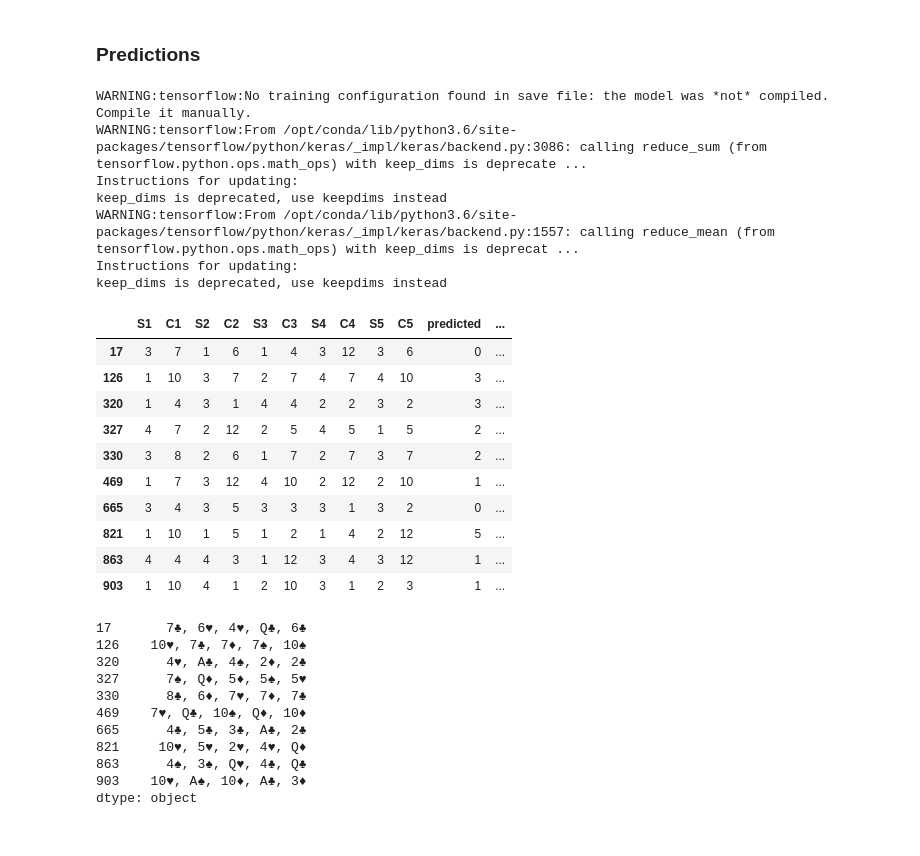
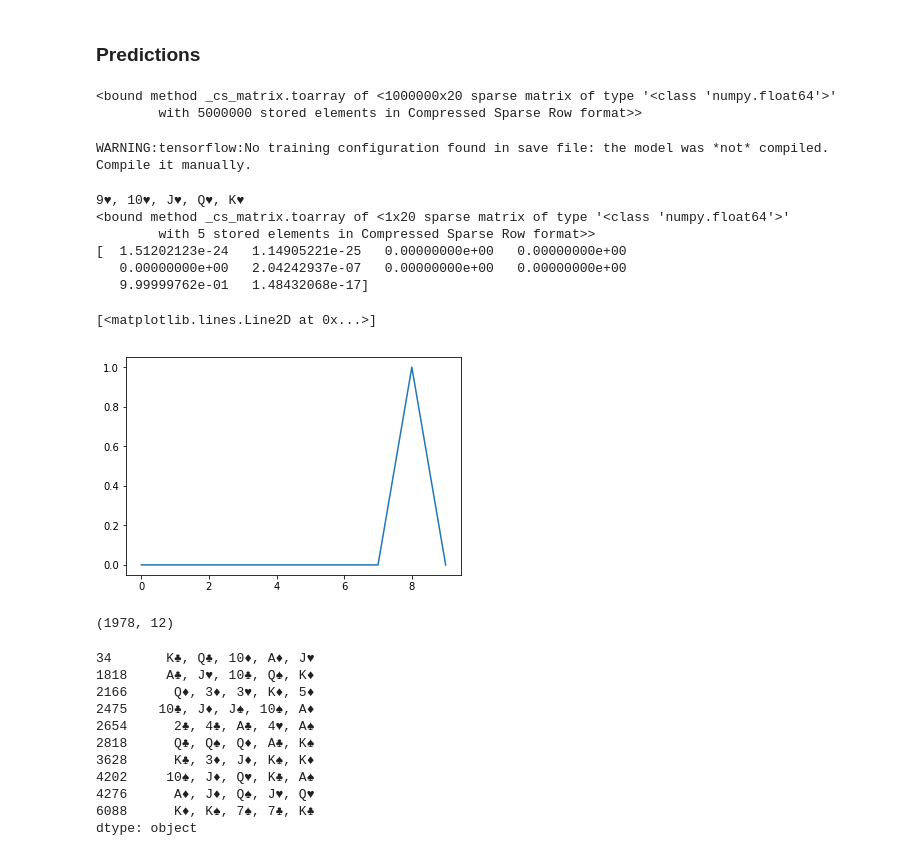
Before and after one commit to iPhaeton/kaggle-poker, a Jupyter notebook: Index_hotencode_shuffle.ipynb, the cells around one changed output. Cells and saved outputs as stored; diff of their text form; code cells hidden in the pictures.

Commit message:
Train a model using shuffle

```diff
--- a/Index_hotencode_shuffle.ipynb
+++ b/Index_hotencode_shuffle.ipynb
@@ -125,15 +129,15 @@ data_encoded.head()
 # %% [markdown]
 #### Normalization
 # %%
-def normalize(data, columns):
-    scaler = preprocessing.StandardScaler().fit(data[columns])
+def normalize(data, columns, scaler):
     data_normalized = pd.DataFrame(scaler.transform(data[columns]))
     to_return = pd.concat([data.drop(columns, axis=1), data_normalized], axis=1)
     to_return.columns = list(range(to_return.shape[1]))
     return to_return
 # %%
 columns_to_normalize = ['C1', 'C2', 'C3', 'C4', 'C5']
-data_normalized = normalize(data_encoded, columns_to_normalize)
+scaler = preprocessing.StandardScaler().fit(data_encoded[columns_to_normalize])
+data_normalized = normalize(data_encoded, columns_to_normalize, scaler)
 data_normalized.head()
 # %% [output]
 |  | 0 | 1 | 2 | 3 | 4 | 5 | 6 | 7 | 8 | 9 | ... | ... |
@@ -349,53 +328,54 @@ WARNING:tensorflow:TensorFlow optimizers do not make it possible to access optim
 # %%
 test_dataset_noid = test_dataset.drop(['id'], axis=1)
 # %%
-test_sample = test_dataset_noid[0:10000]
-test_data_sample_encoded = data_52encode(test_sample)
+test_sample = test_dataset_noid
+test_data_sample_encoded = normalize(data_hotencode(test_sample, columns_to_hotencode, encoder), columns_to_normalize, scaler)
+# %% [output]
+<bound method _cs_matrix.toarray of <1000000x20 sparse matrix of type '<class 'numpy.float64'>'
+        with 5000000 stored elements in Compressed Sparse Row format>>
 # %%
-model = keras.models.load_model('./model-100')
+model = keras.models.load_model('./model-shuffle-9996')
 model.compile(optimizer=tf.train.AdamOptimizer(0.0005),
               loss='categorical_crossentropy',
               metrics=['accuracy'])
 # %% [output]
 WARNING:tensorflow:No training configuration found in save file: the model was *not* compiled. Compile it manually.
-WARNING:tensorflow:From /opt/conda/lib/python3.6/site-packages/tensorflow/python/keras/_impl/keras/backend.py:3086: calling reduce_sum (from tensorflow.python.ops.math_ops) with keep_dims is deprecate ...
-Instructions for updating:
-keep_dims is deprecated, use keepdims instead
-WARNING:tensorflow:From /opt/conda/lib/python3.6/site-packages/tensorflow/python/keras/_impl/keras/backend.py:1557: calling reduce_mean (from tensorflow.python.ops.math_ops) with keep_dims is deprecat ...
-Instructions for updating:
-keep_dims is deprecated, use keepdims instead
+# %%
+test_hand = [1,9,1,10,1,11,1,12,1,13]
+print(hand_encode(test_hand))
+prediction = model.predict(np.array(normalize(hand_hotencode(test_hand, columns_to_hotencode, encoder), columns_to_normalize, scaler)))
+print(prediction[0])
+plt.plot(prediction[0])
+# %% [output]
+9♥, 10♥, J♥, Q♥, K♥
+<bound method _cs_matrix.toarray of <1x20 sparse matrix of type '<class 'numpy.float64'>'
+        with 5 stored elements in Compressed Sparse Row format>>
+[  1.51202123e-24   1.14905221e-25   0.00000000e+00   0.00000000e+00
+   0.00000000e+00   2.04242937e-07   0.00000000e+00   0.00000000e+00
+   9.99999762e-01   1.48432068e-17]
+[<matplotlib.lines.Line2D at 0x...>]
+[figure, added]
 # %%
 test_data_sample_predicted_10 = model.predict(np.array(test_data_sample_encoded))
 test_data_sample_predicted = np.array(list(map(np.argmax, test_data_sample_predicted_10)))
-test_data_sample_labels = y_test[0:10000]
-diff = test_data_sample_predicted - np.array(test_data_sample_labels)
-total_error = diff.sum()
+test_data_sample_labels = y_test
 df = pd.DataFrame({'predicted': test_data_sample_predicted, 'real': test_data_sample_labels})
 df = pd.concat([test_sample, df], axis=1)
-df[df['predicted'] != df['real']][0:10]
+wrong_answers = df[df['predicted'] != df['real']]
+wrong_answers.shape
 # %% [output]
-|  | S1 | C1 | S2 | C2 | S3 | C3 | S4 | C4 | S5 | C5 | predicted | ... |
-| 17 | 3 | 7 | 1 | 6 | 1 | 4 | 3 | 12 | 3 | 6 | 0 | ... |
-| 126 | 1 | 10 | 3 | 7 | 2 | 7 | 4 | 7 | 4 | 10 | 3 | ... |
-| 320 | 1 | 4 | 3 | 1 | 4 | 4 | 2 | 2 | 3 | 2 | 3 | ... |
-| 327 | 4 | 7 | 2 | 12 | 2 | 5 | 4 | 5 | 1 | 5 | 2 | ... |
-| 330 | 3 | 8 | 2 | 6 | 1 | 7 | 2 | 7 | 3 | 7 | 2 | ... |
-| 469 | 1 | 7 | 3 | 12 | 4 | 10 | 2 | 12 | 2 | 10 | 1 | ... |
-| 665 | 3 | 4 | 3 | 5 | 3 | 3 | 3 | 1 | 3 | 2 | 0 | ... |
-| 821 | 1 | 10 | 1 | 5 | 1 | 2 | 1 | 4 | 2 | 12 | 5 | ... |
-| 863 | 4 | 4 | 4 | 3 | 1 | 12 | 3 | 4 | 3 | 12 | 1 | ... |
-| 903 | 1 | 10 | 4 | 1 | 2 | 10 | 3 | 1 | 2 | 3 | 1 | ... |
+(1978, 12)
 # %%
-df[df['predicted'] != df['real']][0:10].drop(['predicted', 'real'], axis=1).apply(lambda h: hand_encode(np.array(h)), axis=1)
+wrong_answers[0:10].drop(['predicted', 'real'], axis=1).apply(lambda h: hand_encode(np.array(h)), axis=1)
 # %% [output]
-17       7♣, 6♥, 4♥, Q♣, 6♣
-126    10♥, 7♣, 7♦, 7♠, 10♠
-320      4♥, A♣, 4♠, 2♦, 2♣
-327      7♠, Q♦, 5♦, 5♠, 5♥
-330      8♣, 6♦, 7♥, 7♦, 7♣
-469    7♥, Q♣, 10♠, Q♦, 10♦
-665      4♣, 5♣, 3♣, A♣, 2♣
-821     10♥, 5♥, 2♥, 4♥, Q♦
-863      4♠, 3♠, Q♥, 4♣, Q♣
-903    10♥, A♠, 10♦, A♣, 3♦
+34       K♣, Q♣, 10♦, A♦, J♥
+1818     A♣, J♥, 10♣, Q♠, K♦
+2166      Q♦, 3♦, 3♥, K♦, 5♦
+2475    10♣, J♦, J♠, 10♠, A♦
+2654      2♣, 4♣, A♣, 4♥, A♠
+2818      Q♣, Q♠, Q♦, A♣, K♠
+3628      K♣, 3♦, J♦, K♠, K♦
+4202     10♠, J♦, Q♥, K♣, A♠
+4276      A♦, J♦, Q♠, J♥, Q♥
+6088      K♦, K♠, 7♠, 7♣, K♣
 dtype: object
```
Also changed, not shown: parts of 7 cells of this notebook, 2 other files.
